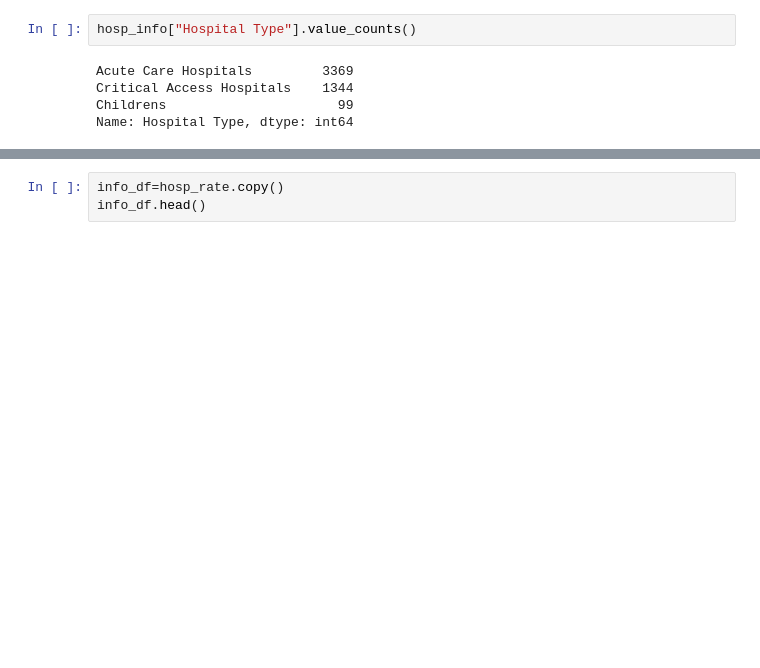
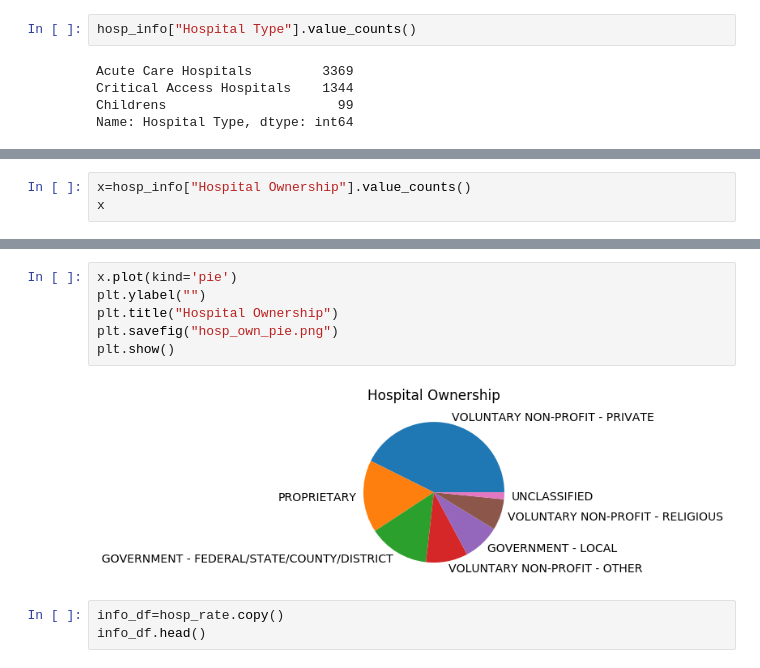
Before and after one commit to NKelly1992/Project-1---Medical-Deserts, a Jupyter notebook: data_explore_4.ipynb, the cells around one changed output, grey strips where cells are left out. Drawn from its saved outputs; the diff is of its cells as text; blank space fills up the shorter version.

```diff
--- a/data_explore_4.ipynb
+++ b/data_explore_4.ipynb
@@ -301,0 +307,3 @@ plt.show()
+# %%
+x=hosp_info["Hospital Ownership"].value_counts()
+x
@@ -302,3 +319,11 @@ plt.show()
+# %%
+x.plot(kind='pie')
+plt.ylabel("")
+plt.title("Hospital Ownership")
+plt.savefig("hosp_own_pie.png")
+plt.show()
+# %% [output]
+[figure, added]
 # %%
 info_df=hosp_rate.copy()
 info_df.head()
```
Also changed, not shown: parts of 16 cells of this notebook, 12 other files.
